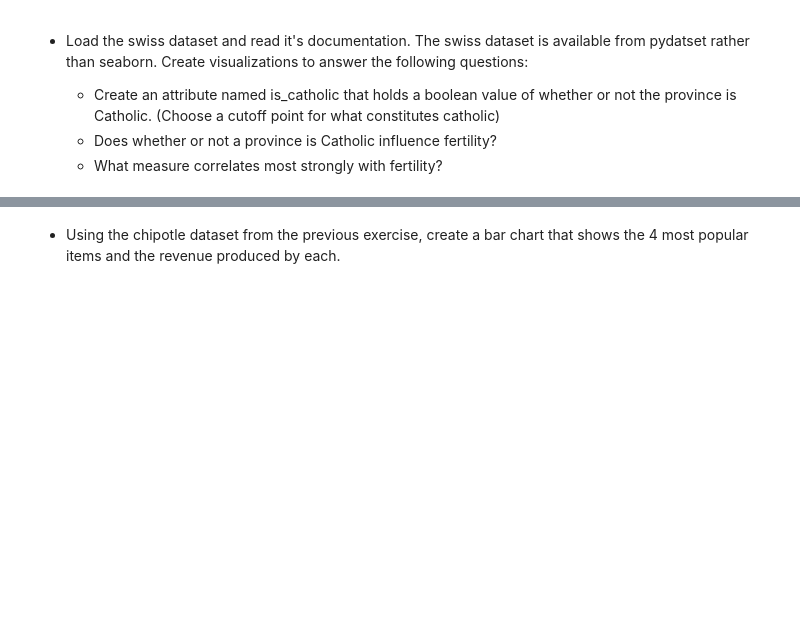
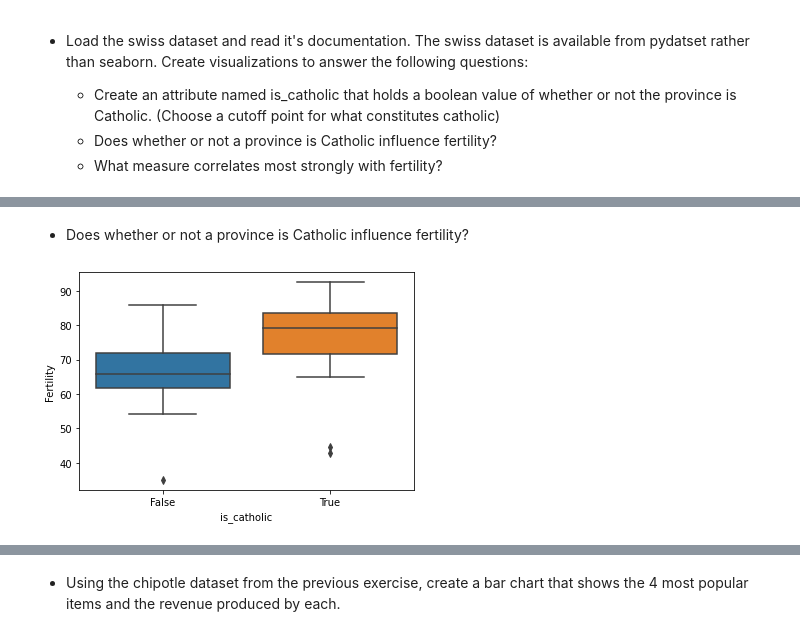
Before and after one commit to AJMartinezLlanes/numpy-pandas-visualization-exercises, a Jupyter notebook: seaborn_exercises.ipynb, the cells around one changed output, grey strips where cells are left out. Cells and saved outputs as stored; diff of their text form; code cells hidden in the pictures; blank space fills up the shorter version.

```diff
--- a/seaborn_exercises.ipynb
+++ b/seaborn_exercises.ipynb
@@ -158,3 +192,6 @@ anscombe.groupby('dataset').describe()
     - Create an attribute named is_catholic that holds a boolean value of whether or not the province is Catholic. (Choose a cutoff point for what constitutes catholic)
     - Does whether or not a province is Catholic influence fertility?
     - What measure correlates most strongly with fertility?
+# %%
+swiss = data('swiss')
+data('swiss', show_doc=True)
@@ -160,0 +227,3 @@ anscombe.groupby('dataset').describe()
+# %%
+swiss['is_catholic'] = swiss.Catholic >50
+swiss.head()
@@ -160,0 +237,7 @@ anscombe.groupby('dataset').describe()
+# %% [markdown]
+- Does whether or not a province is Catholic influence fertility?
+# %%
+sns.boxplot( data = swiss, x = 'is_catholic', y = 'Fertility')
+plt.show()
+# %% [output]
+[figure, added]
```
Also changed, not shown: parts of 21 cells of this notebook.
